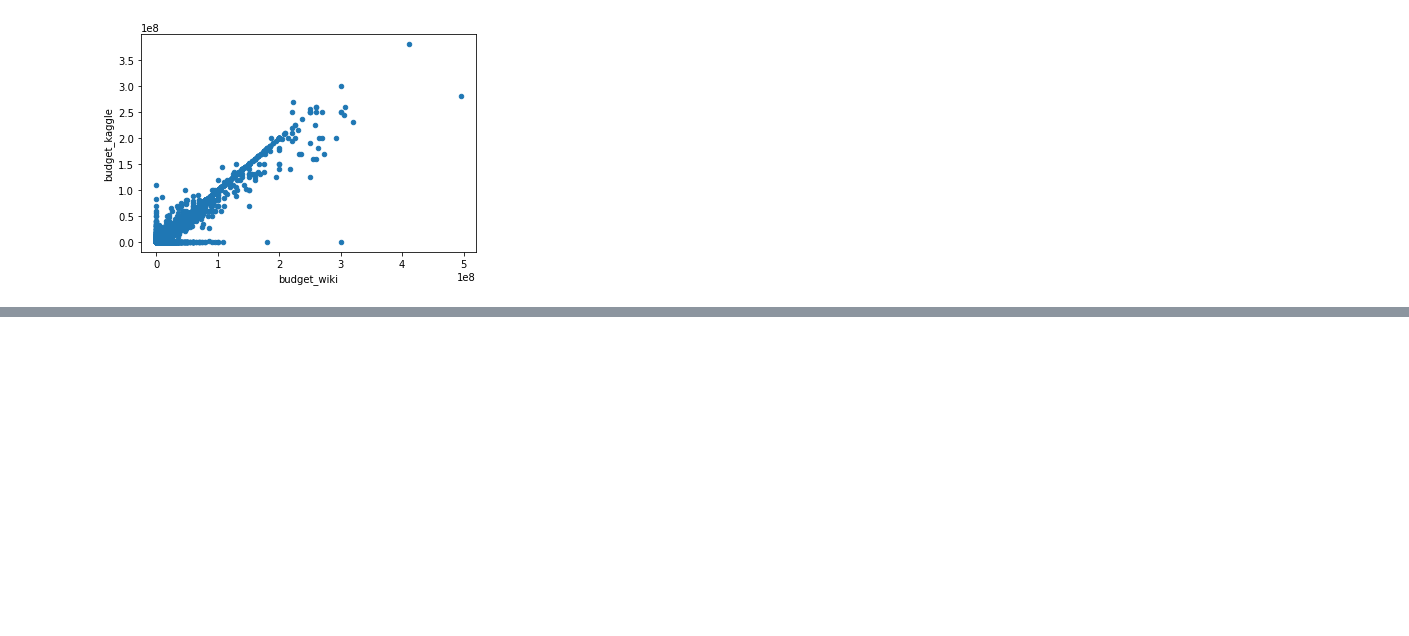
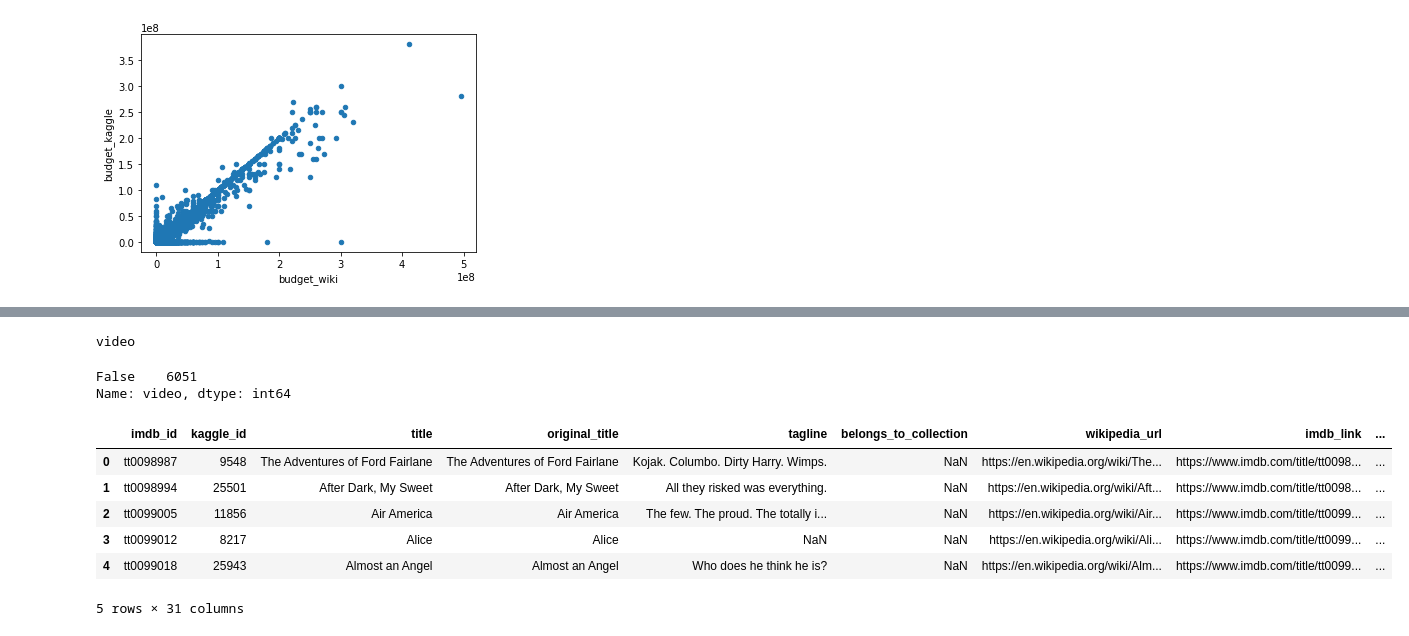
Before and after one commit to Jflux05/Movies-ETL, a Jupyter notebook: movies_ETL.ipynb, the cells around one changed output, grey strips where cells are left out. Saved outputs shown, nothing was run; the diff lists cells and outputs as text; code cells hidden in the pictures; blank space fills up the shorter version.

Commit message:
module work through 8.4.1

```diff
--- a/movies_ETL.ipynb
+++ b/movies_ETL.ipynb
@@ -967,0 +1086,4 @@ movies_df[(movies_df['release_date_wiki'] > '1996-01-01') & (movies_df['release_
+# %%
+# First, we'll drop the title_wiki, release_date_wiki, Language, and Production company(s) columns.
+
+movies_df.drop(columns=['title_wiki','release_date_wiki','Language','Production company(s)'], inplace=True)
@@ -967,0 +1120,68 @@ movies_df[(movies_df['release_date_wiki'] > '1996-01-01') & (movies_df['release_
+# %%
+# Since we've merged our data and filled in values, it's good to check that there aren't
+# any columns with only one value, since that doesn't really provide any information.
+
+# Don't forget, we need to convert lists to tuples for value_counts() to work.
+
+for col in movies_df.columns:
+    lists_to_tuples = lambda x: tuple(x) if type(x) == list else x
+    value_counts = movies_df[col].apply(lists_to_tuples).value_counts(dropna=False)
+    num_values = len(value_counts)
+    if num_values == 1:
+        print(col)
+# %% [output]
+video
+# %%
+# It appears that the video column might be useless, we will need to invenstigate.
+movies_df["video"].value_counts(dropna=False)
+# %% [output]
+False    6051
+Name: video, dtype: int64
+# %%
+# We should reorder the columns to make the dataset easier to read for the hackathon participants.
+
+# Having similar columns near each other helps people looking through the data get a better sense
+# of what information is available.
+
+# One way to reorder them would be to consider the columns roughly in groups, like this:
+        # Identifying information (IDs, titles, URLs, etc.)
+        # Quantitative facts (runtime, budget, revenue, etc.)
+        # Qualitative facts (genres, languages, country, etc.)
+        # Business data (production companies, distributors, etc.)
+        # People (producers, director, cast, writers, etc.)
+
+movies_df = movies_df.loc[:, ['imdb_id','id','title_kaggle','original_title','tagline','belongs_to_collection','url','imdb_link',
+                       'runtime','budget_kaggle','revenue','release_date_kaggle','popularity','vote_average','vote_count',
+                       'genres','original_language','overview','spoken_languages','Country',
+                       'production_companies','production_countries','Distributor',
+                       'Producer(s)','Director','Starring','Cinematography','Editor(s)','Writer(s)','Composer(s)','Based on'
+                      ]]
+# %%
+# Rename the columns to be consistent.
+
+movies_df.rename({'id':'kaggle_id',
+                  'title_kaggle':'title',
+                  'url':'wikipedia_url',
+                  'budget_kaggle':'budget',
+                  'release_date_kaggle':'release_date',
+                  'Country':'country',
+                  'Distributor':'distributor',
+                  'Producer(s)':'producers',
+                  'Director':'director',
+                  'Starring':'starring',
+                  'Cinematography':'cinematography',
+                  'Editor(s)':'editors',
+                  'Writer(s)':'writers',
+                  'Composer(s)':'composers',
+                  'Based on':'based_on'
+                 }, axis='columns', inplace=True)
+# %%
+movies_df.head()
+# %% [output]
+|  | imdb_id | kaggle_id | title | original_title | tagline | belongs_to_collection | wikipedia_url | imdb_link | ... |
+| 0 | tt0098987 | 9548 | The Adventures of Ford Fairlane | The Adventures of Ford Fairlane | Kojak. Columbo. Dirty Harry. Wimps. | NaN | https://en.wikipedia.org/wiki/The... | https://www.imdb.com/title/tt0098... | ... |
+| 1 | tt0098994 | 25501 | After Dark, My Sweet | After Dark, My Sweet | All they risked was everything. | NaN | https://en.wikipedia.org/wiki/Aft... | https://www.imdb.com/title/tt0098... | ... |
+| 2 | tt0099005 | 11856 | Air America | Air America | The few. The proud. The totally i... | NaN | https://en.wikipedia.org/wiki/Air... | https://www.imdb.com/title/tt0099... | ... |
+| 3 | tt0099012 | 8217 | Alice | Alice | NaN | NaN | https://en.wikipedia.org/wiki/Ali... | https://www.imdb.com/title/tt0099... | ... |
+| 4 | tt0099018 | 25943 | Almost an Angel | Almost an Angel | Who does he think he is? | NaN | https://en.wikipedia.org/wiki/Alm... | https://www.imdb.com/title/tt0099... | ... |
+5 rows × 31 columns
```
Also changed, not shown: parts of 23 cells of this notebook.
